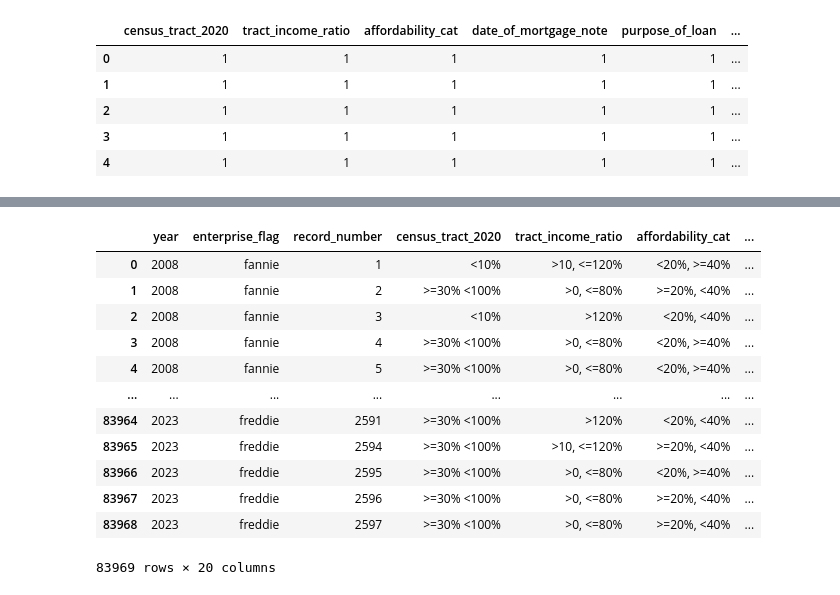
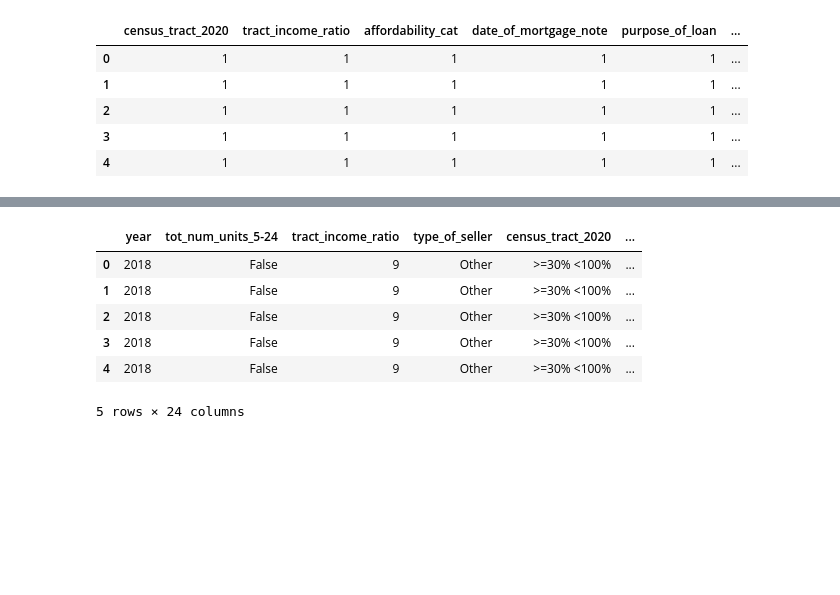
Before and after one commit to mango459/CS504-Project, a Jupyter notebook: shane_CS504_feature_engineering.ipynb, the cells around one changed output, grey strips where cells are left out. Saved outputs shown, nothing was run; the diff lists cells and outputs as text; code cells hidden in the pictures; blank space fills up the shorter version.

```diff
--- a/shane_CS504_feature_engineering.ipynb
+++ b/shane_CS504_feature_engineering.ipynb
@@ -64,16 +116,12 @@ ohe_data.head()
+# %%
+ohe_data.head()
+# %% [output]
+|  | year | tot_num_units_5-24 | tract_income_ratio | type_of_seller | census_tract_2020 | ... |
+| 0 | 2018 | False | 9 | Other | >=30% <100% | ... |
+| 1 | 2018 | False | 9 | Other | >=30% <100% | ... |
+| 2 | 2018 | False | 9 | Other | >=30% <100% | ... |
+| 3 | 2018 | False | 9 | Other | >=30% <100% | ... |
+| 4 | 2018 | False | 9 | Other | >=30% <100% | ... |
+5 rows × 24 columns
 # %%
-ohe_data.groupby(gbcols).agg(sum).reset_index()
+ohe_data = ohe_data.groupby(gbcols).agg('sum').reset_index()
-# %% [output]
-|  | year | enterprise_flag | record_number | census_tract_2020 | tract_income_ratio | affordability_cat | ... |
-| 0 | 2008 | fannie | 1 | <10% | >10, <=120% | <20%, >=40% | ... |
-| 1 | 2008 | fannie | 2 | >=30% <100% | >0, <=80% | >=20%, <40% | ... |
-| 2 | 2008 | fannie | 3 | <10% | >120% | <20%, <40% | ... |
-| 3 | 2008 | fannie | 4 | >=30% <100% | >0, <=80% | <20%, >=40% | ... |
-| 4 | 2008 | fannie | 5 | >=30% <100% | >0, <=80% | <20%, >=40% | ... |
-| ... | ... | ... | ... | ... | ... | ... | ... |
-| 83964 | 2023 | freddie | 2591 | >=30% <100% | >120% | <20%, <40% | ... |
-| 83965 | 2023 | freddie | 2594 | >=30% <100% | >10, <=120% | >=20%, <40% | ... |
-| 83966 | 2023 | freddie | 2595 | >=30% <100% | >0, <=80% | <20%, >=40% | ... |
-| 83967 | 2023 | freddie | 2596 | >=30% <100% | >0, <=80% | >=20%, <40% | ... |
-| 83968 | 2023 | freddie | 2597 | >=30% <100% | >0, <=80% | >=20%, <40% | ... |
-83969 rows × 20 columns
```
Also changed, not shown: parts of 12 cells of this notebook, 1 other file.
